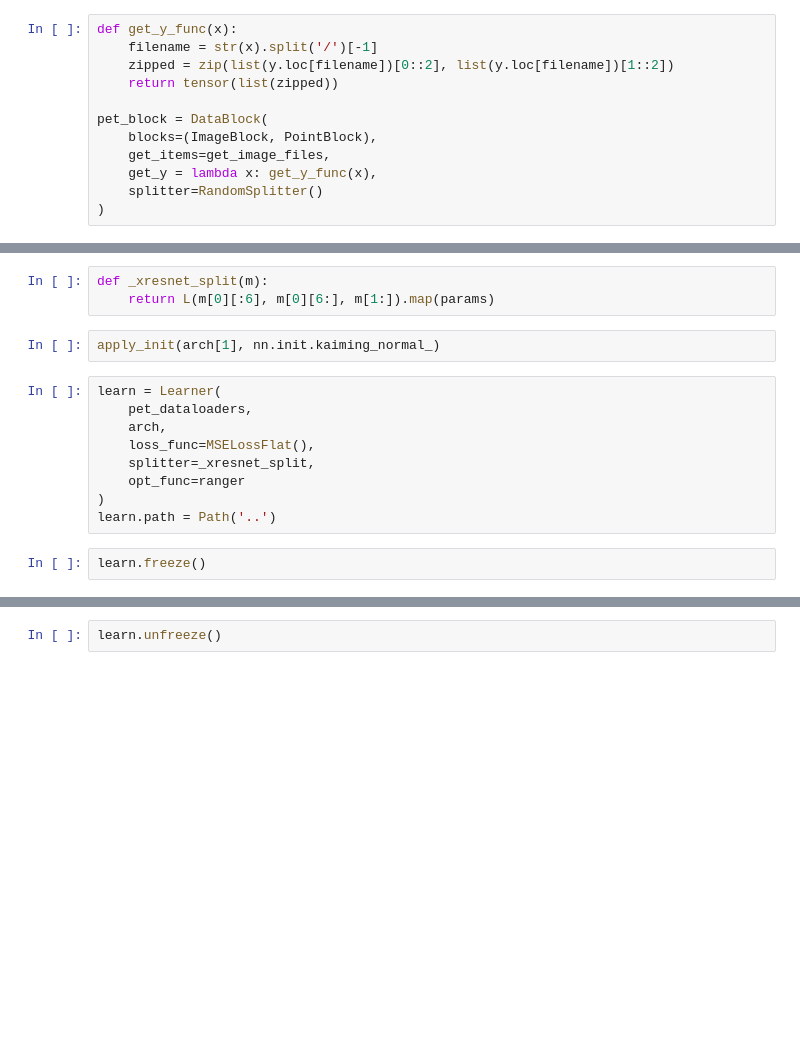
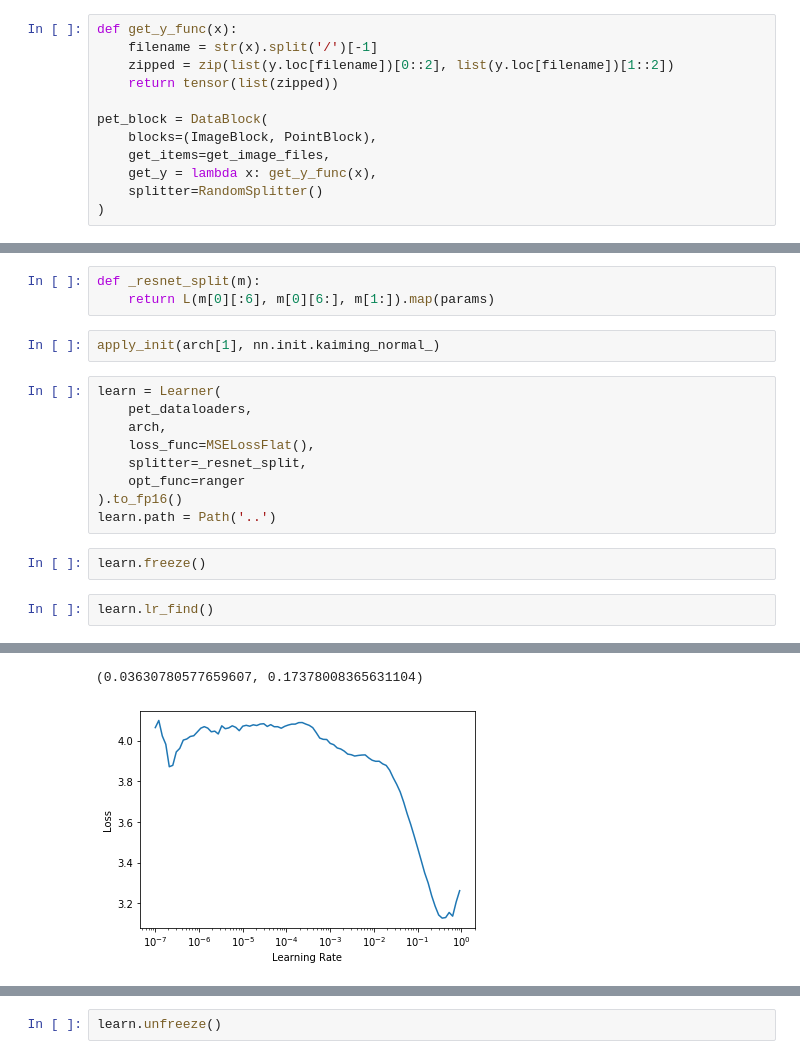
Before and after one commit to HenryDashwood/facial-features-detector, a Jupyter notebook: code/xresnet.ipynb, the cells around one changed output, grey strips where cells are left out. Saved outputs shown, nothing was run; the diff lists cells and outputs as text; blank space fills up the shorter version.

```diff
--- a/code/xresnet.ipynb
+++ b/code/xresnet.ipynb
@@ -52,7 +56,7 @@ body = create_body(xresnet50, pretrained=True)
 head = create_head(nf=4096, n_out=22)
 arch = nn.Sequential(body, head)
 # %%
-def _xresnet_split(m):
+def _resnet_split(m):
     return L(m[0][:6], m[0][6:], m[1:]).map(params)
 # %%
 apply_init(arch[1], nn.init.kaiming_normal_)
@@ -61,9 +65,12 @@ learn = Learner(
     pet_dataloaders,
     arch,
     loss_func=MSELossFlat(),
-    splitter=_xresnet_split,
+    splitter=_resnet_split,
     opt_func=ranger
-)
+).to_fp16()
 learn.path = Path('..')
 # %%
 learn.freeze()
+# %%
+learn.lr_find()
+# %% [output]
@@ -70 +78,3 @@ learn.freeze()
+(0.03630780577659607, 0.17378008365631104)
+[figure, added]
 # %%
```
Also changed, not shown: parts of 8 cells of this notebook.
